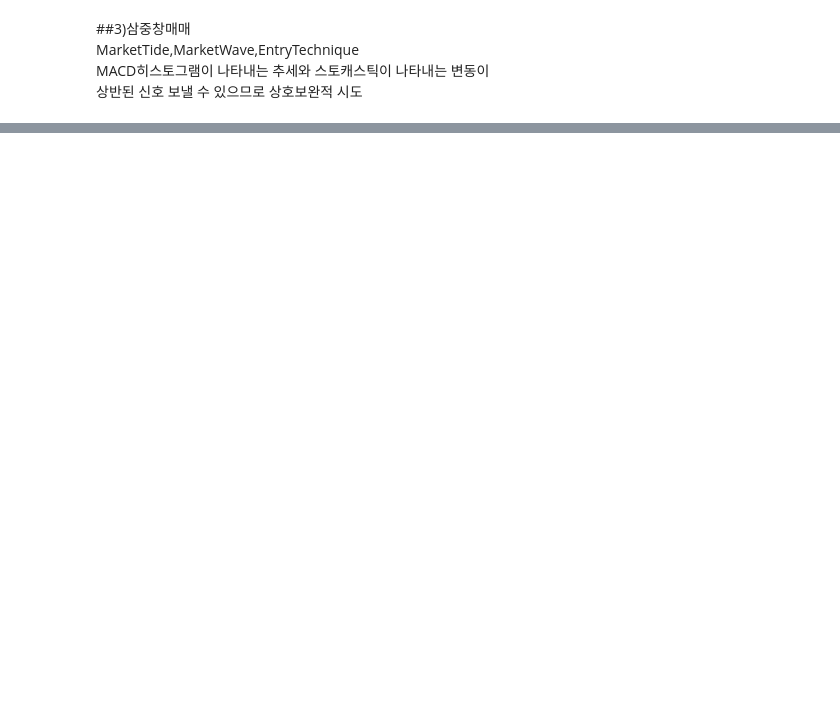
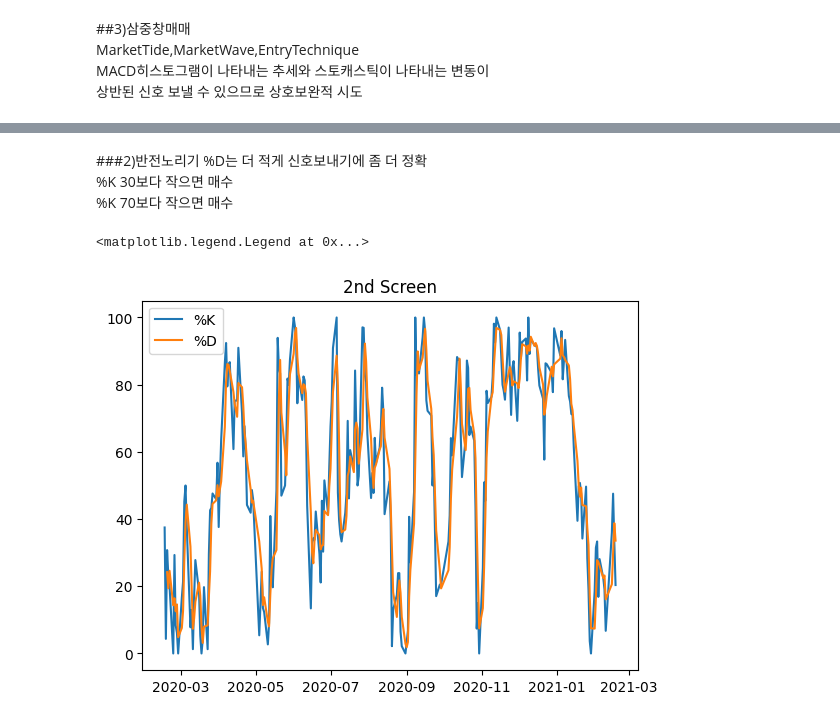
Before and after one commit to DongjunYou/PersonalProject_TradingBot, a Jupyter notebook: 2.Visualization/Visualization.ipynb, the cells around one changed output, grey strips where cells are left out. Cells and saved outputs as stored; diff of their text form; code cells hidden in the pictures; blank space fills up the shorter version.

```diff
--- a/2.Visualization/Visualization.ipynb
+++ b/2.Visualization/Visualization.ipynb
@@ -294,0 +307,17 @@ MACD히스토그램이 나타내는 추세와 스토캐스틱이 나타내는
+# %% [markdown]
+###2)반전노리기
+%D는 더 적게 신호보내기에 좀 더 정확<br>
+%K 30보다 작으면 매수<br>
+%K 70보다 작으면 매수<br>
+# %%
+L14=sm_df.Low.rolling(window=14,min_periods=1).min() #min_periods필수
+H14=sm_df.High.rolling(window=14,min_periods=1).max()
+sm_df['%K']=100*(sm_df['Close']-L14)/(H14-L14)
+sm_df['%D']=sm_df['%K'].rolling(window=3).mean() #평활화 공식하고 다른데 어쩔수 없는건가
+plt.plot(sm_df.index,sm_df['%K'],label='%K')
+plt.plot(sm_df.index,sm_df['%D'],label='%D')
+plt.title('2nd Screen')
+plt.legend(loc='best')
+# %% [output]
+<matplotlib.legend.Legend at 0x...>
+[figure, added]
```
Also changed, not shown: parts of 17 cells of this notebook.
